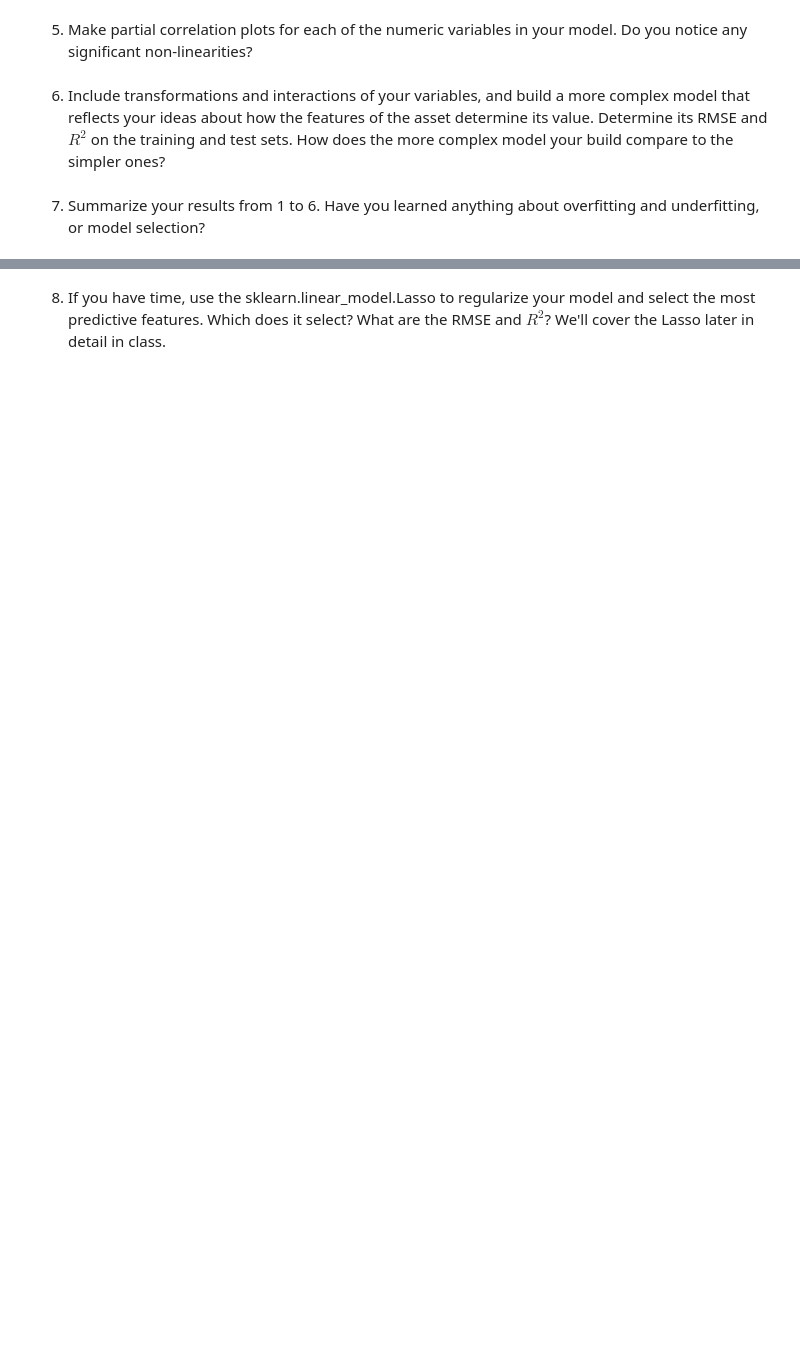
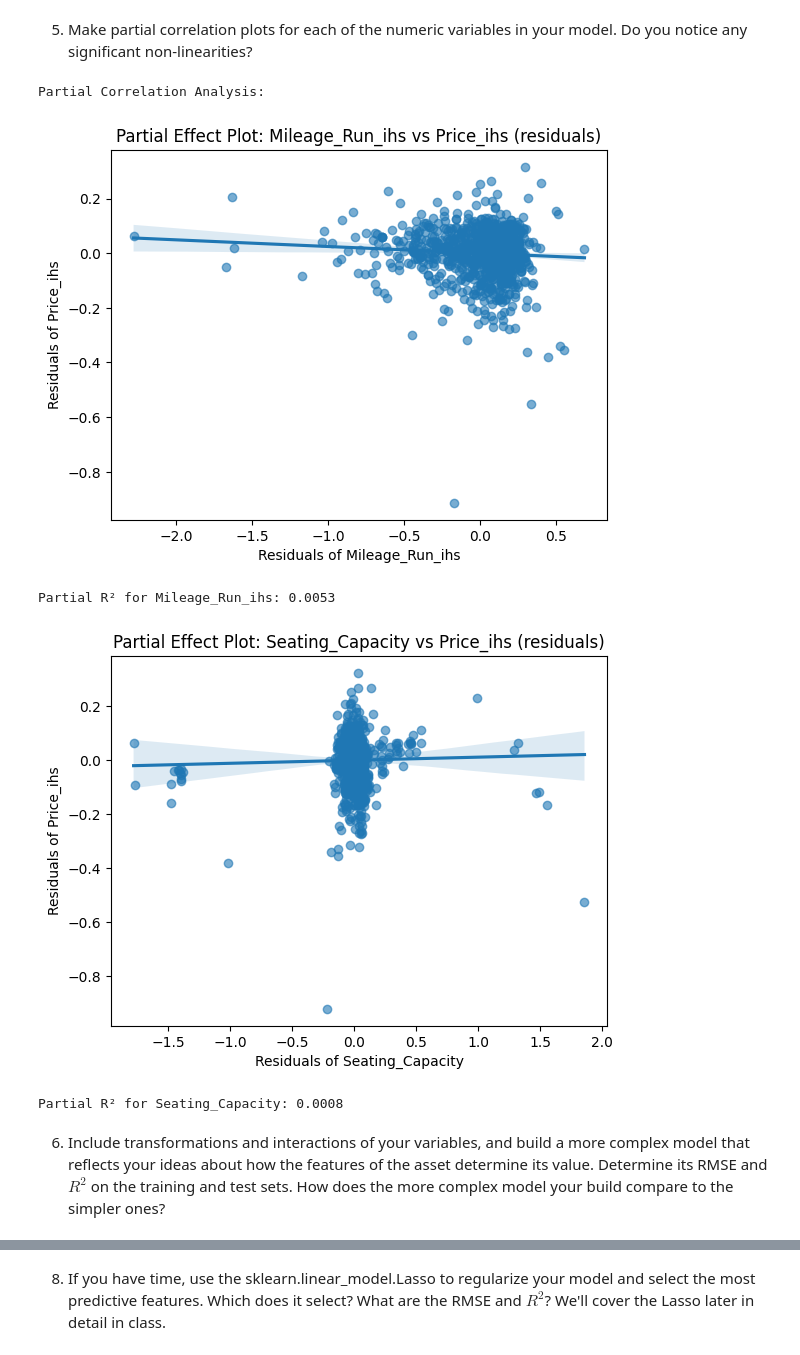
Before and after one commit to pabloisaiahs/linearModels, a Jupyter notebook: lab/lab_notebook_applied.ipynb, the cells around one changed output, grey strips where cells are left out. Drawn from its saved outputs; the diff is of its cells as text; code cells hidden in the pictures; blank space fills up the shorter version.

```diff
--- a/lab/lab_notebook_applied.ipynb
+++ b/lab/lab_notebook_applied.ipynb
@@ -6,3 +6,22 @@ We often try to predict the price of an asset from its observable characteristic
 In the lab folder, there are three options: housing prices in pierce_county_house_sales.csv, car prices in cars_hw.csv, and airbnb rental prices in airbnb_hw.csv. If you know of another suitable dataset, please feel free to use that one.
 
 1. Clean the data and perform some EDA and visualization to get to know the data set.
+# %%
+import numpy as np
+import pandas as pd
+import matplotlib.pyplot as plt
+import seaborn as sns
+from sklearn.model_selection import train_test_split
+from sklearn.metrics import mean_squared_error, r2_score
+from sklearn.linear_model import LinearRegression
+
+url = 'cars_hw.csv'  # or a full path or URL if needed
+df = pd.read_csv(url)
+
+df["No_of_Owners"] = df["No_of_Owners"].str.replace("st|nd|rd|th", "", regex=True).astype(int)
+df.drop_duplicates(inplace=True)
+df['Price_ihs'] = np.arcsinh(df['Price'])
+df['Mileage_Run_ihs'] = np.arcsinh(df['Mileage_Run'])
+
+print("Shape:", df.shape)
+print(df.head())
@@ -15,6 +258,47 @@ In the lab folder, there are three options: housing prices in pierce_county_hous
 # %% [markdown]
 5. Make partial correlation plots for each of the numeric variables in your model. Do you notice any significant non-linearities?
+# %%
+# Encode categorical features for modeling
+df_transformed = pd.get_dummies(df, drop_first=True)
+
+# Define numeric predictors (excluding the response)
+numeric_predictors = ['Mileage_Run_ihs', 'Seating_Capacity']
+target = df_transformed['Price_ihs']
+
+print("Partial Correlation Analysis:\n")
+
+# Loop through each numeric variable to assess its isolated effect
+for feature in numeric_predictors:
+    feature_values = df_transformed[feature]
+
+    # Drop the current feature and the target variable from the design matrix
+    X_others = df_transformed.drop(columns=[feature, 'Price_ihs'])
+
+    # Get residuals: Price_ihs ~ everything except current feature
+    model_y = LinearRegression(fit_intercept=False).fit(X_others, target)
+    residuals_y = target - model_y.predict(X_others)
+
+    # Get residuals: feature ~ everything except that feature
+    model_x = LinearRegression(fit_intercept=False).fit(X_others, feature_values)
+    residuals_x = feature_values - model_x.predict(X_others)
+
+    # Plot the residuals against each other
+    plt.figure()
+    sns.regplot(x=residuals_x, y=residuals_y, scatter_kws={'alpha': 0.6})
+    plt.title(f"Partial Effect Plot: {feature} vs Price_ihs (residuals)")
+    plt.xlabel(f"Residuals of {feature}")
+    plt.ylabel("Residuals of Price_ihs")
+    plt.show()
+
+    # Compute partial R-squared for that variable
+    final_model = LinearRegression().fit(residuals_x.to_numpy().reshape(-1, 1), residuals_y)
+    partial_r2 = final_model.score(residuals_x.to_numpy().reshape(-1, 1), residuals_y)
+    print(f"Partial R² for {feature}: {partial_r2:.4f}\n")
+# %% [output]
+Partial Correlation Analysis:
+[figure, added]
+Partial R² for Mileage_Run_ihs: 0.0053
+[figure, added]
+Partial R² for Seating_Capacity: 0.0008
 # %% [markdown]
 6. Include transformations and interactions of your variables, and build a more complex model that reflects your ideas about how the features of the asset determine its value. Determine its RMSE and $R^2$ on the training and test sets. How does the more complex model your build compare to the simpler ones?
-# %% [markdown]
-7. Summarize your results from 1 to 6. Have you learned anything about overfitting and underfitting, or model selection?
```
Also changed, not shown: parts of 7 cells of this notebook.
